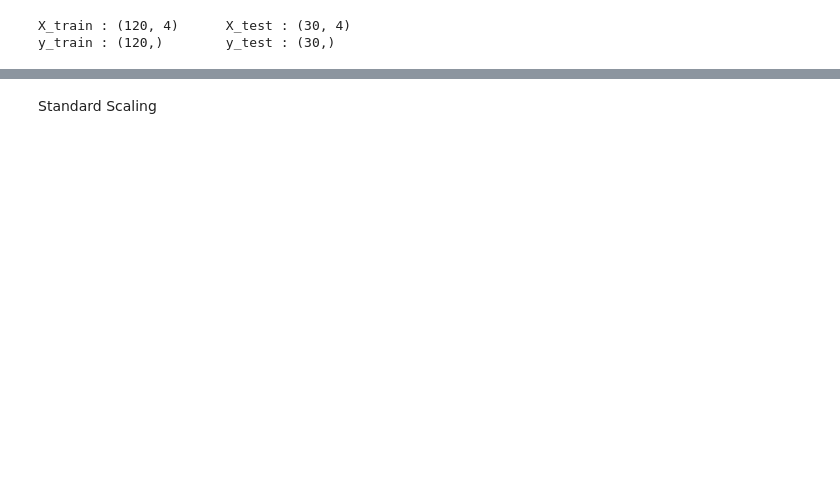
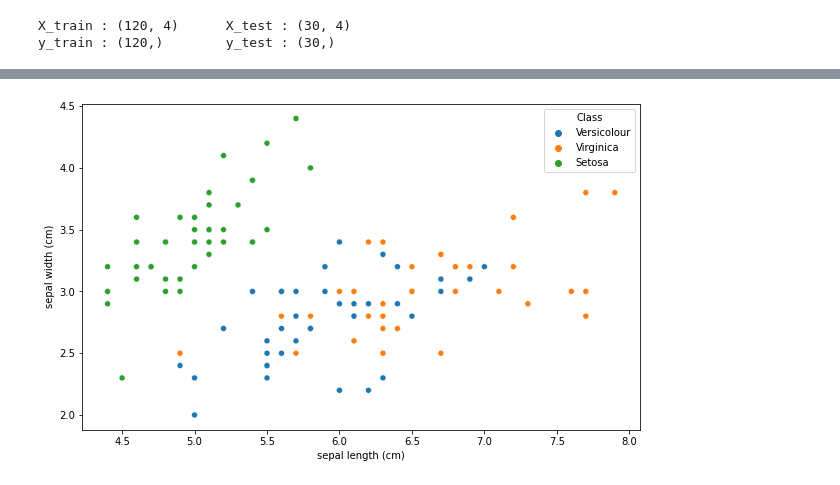
Before and after one commit to min-hee-Lee/python_workdemo, a Jupyter notebook: p602_기계학습_데이터_전처리_데이터_스케일링.ipynb, the cells around one changed output, grey strips where cells are left out. Saved outputs shown, nothing was run; the diff lists cells and outputs as text; code cells hidden in the pictures; blank space fills up the shorter version.

```diff
--- a/p602_기계학습_데이터_전처리_데이터_스케일링.ipynb
+++ b/p602_기계학습_데이터_전처리_데이터_스케일링.ipynb
@@ -117,3 +122 @@ Virginica      40
 Name: Class, dtype: int64
-# %% [markdown]
-Standard Scaling
@@ -119,0 +125,5 @@ Standard Scaling
+# %%
+fig = sns.scatterplot(data=X_train, x=X_train.iloc[:,0], y=X_train.iloc[:,1], hue=y_train)
+fig.figure.set_size_inches(10,6)
+# %% [output]
+[figure, added]
```
Also changed, not shown: parts of 34 cells of this notebook.
